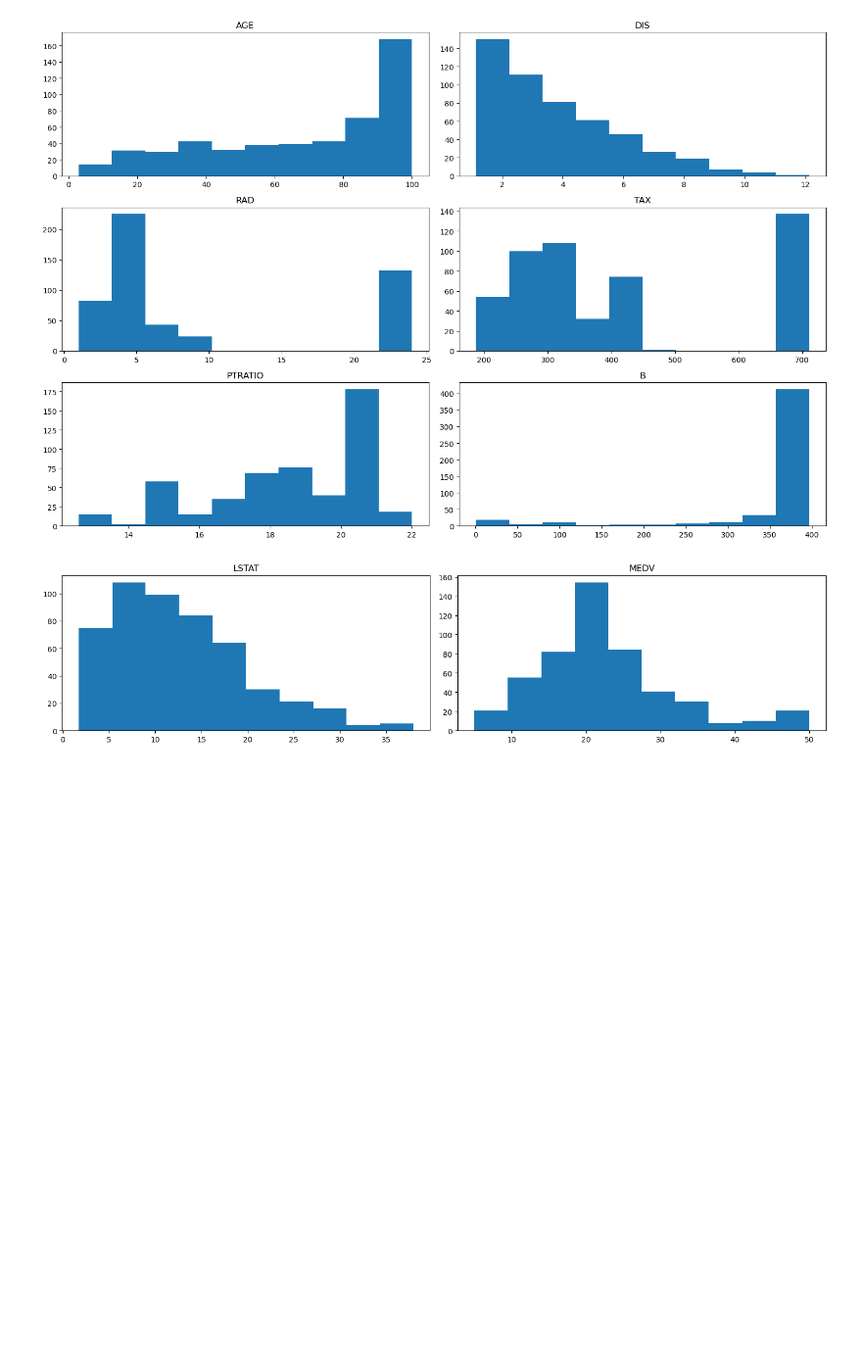
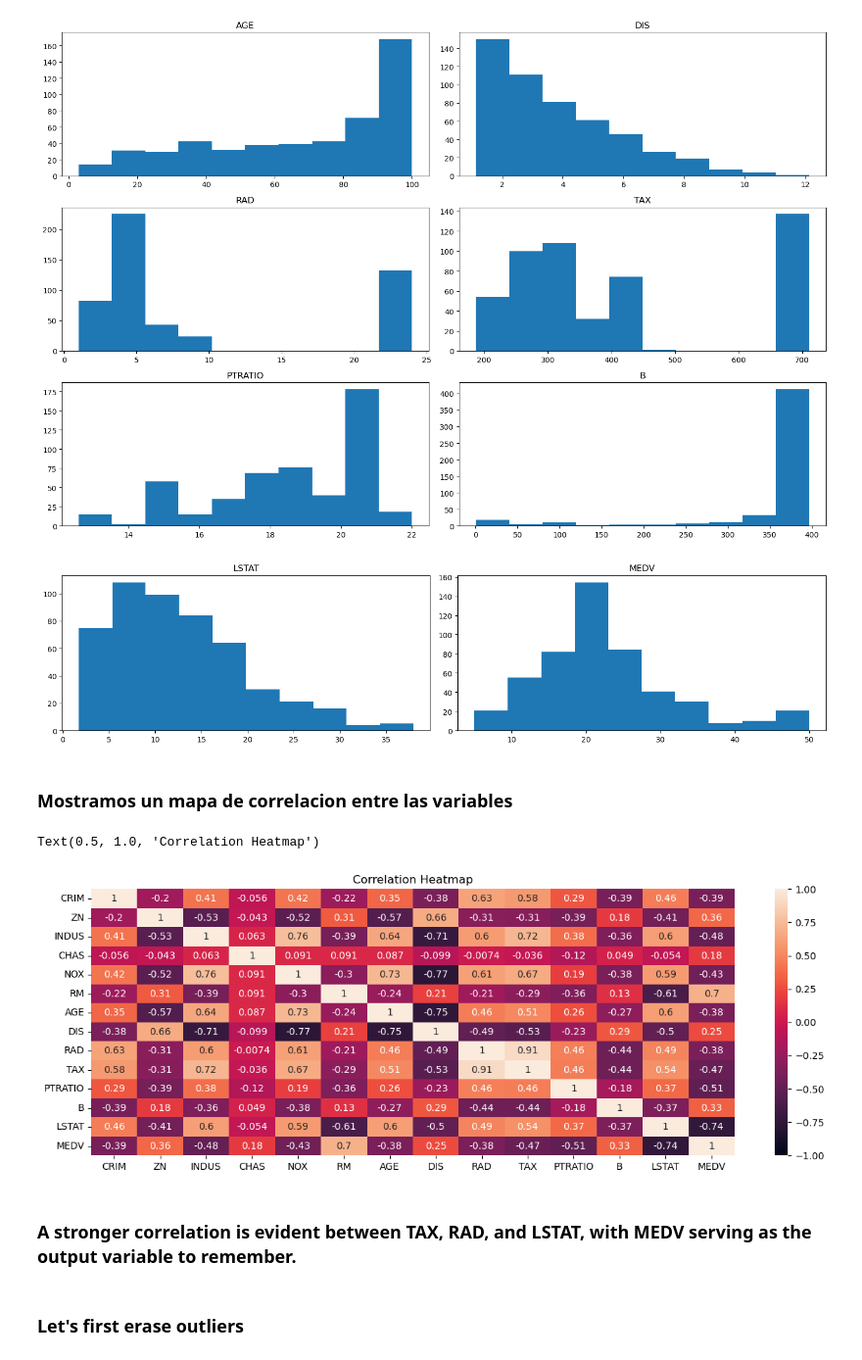
Before and after one commit to fhprime/Boston-House-Prices, a Jupyter notebook: Boston House Prices Notebook.ipynb, the cells around one changed output. Shown at 98% size. Drawn from its saved outputs; the diff is of its cells as text; code cells hidden in the pictures; blank space fills up the shorter version.

Commit message:
Correlation Heatmap created

```diff
--- a/Boston House Prices Notebook.ipynb
+++ b/Boston House Prices Notebook.ipynb
@@ -95,3 +134,16 @@ for i in range(2):
 fig.tight_layout()
 # %% [output]
 [figure]
+# %% [markdown]
+### Mostramos un mapa de  correlacion entre las variables
+# %%
+plt.figure(figsize=(15,5))
+heatmap = sns.heatmap(dataset.corr(),vmin=-1,vmax=1,annot=True)
+heatmap.set_title('Correlation Heatmap')
+# %% [output]
+Text(0.5, 1.0, 'Correlation Heatmap')
+[figure, added]
+# %% [markdown]
+### A stronger correlation is evident between TAX, RAD, and LSTAT, with MEDV serving as the output variable to remember.
+# %% [markdown]
+### Let's first erase outliers
```
Also changed, not shown: parts of 3 cells of this notebook.
